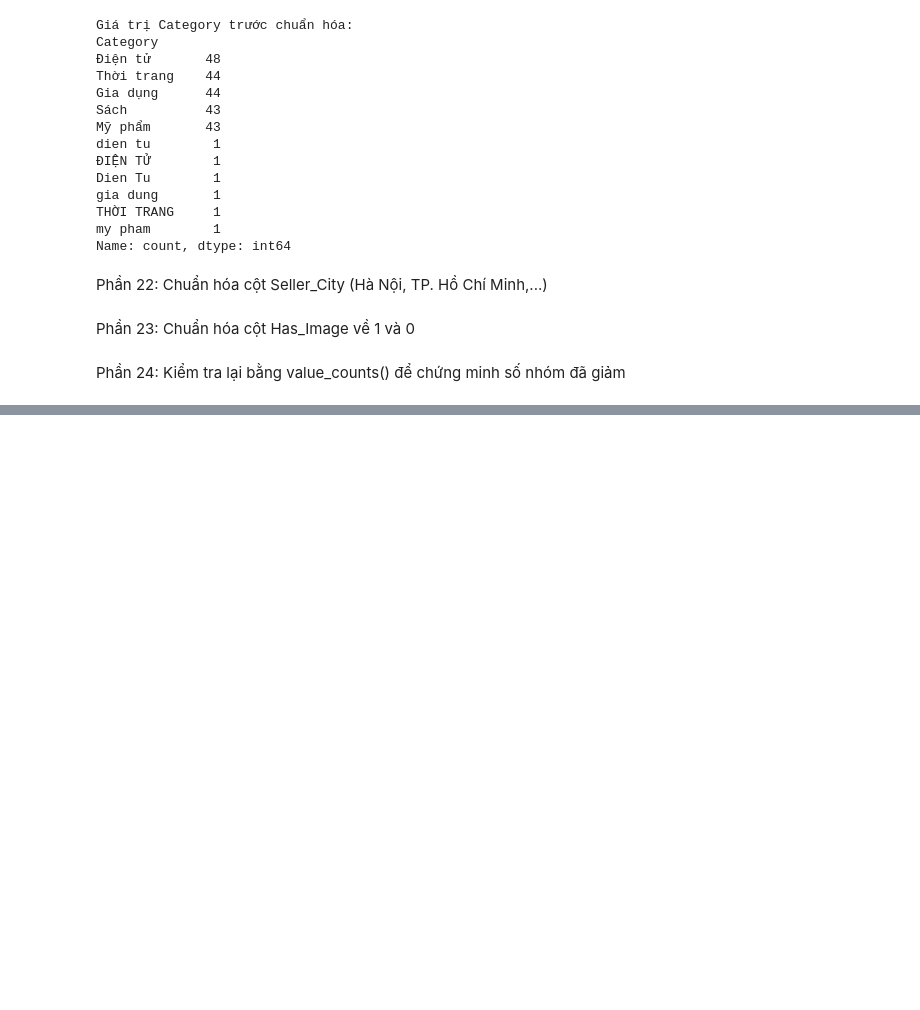
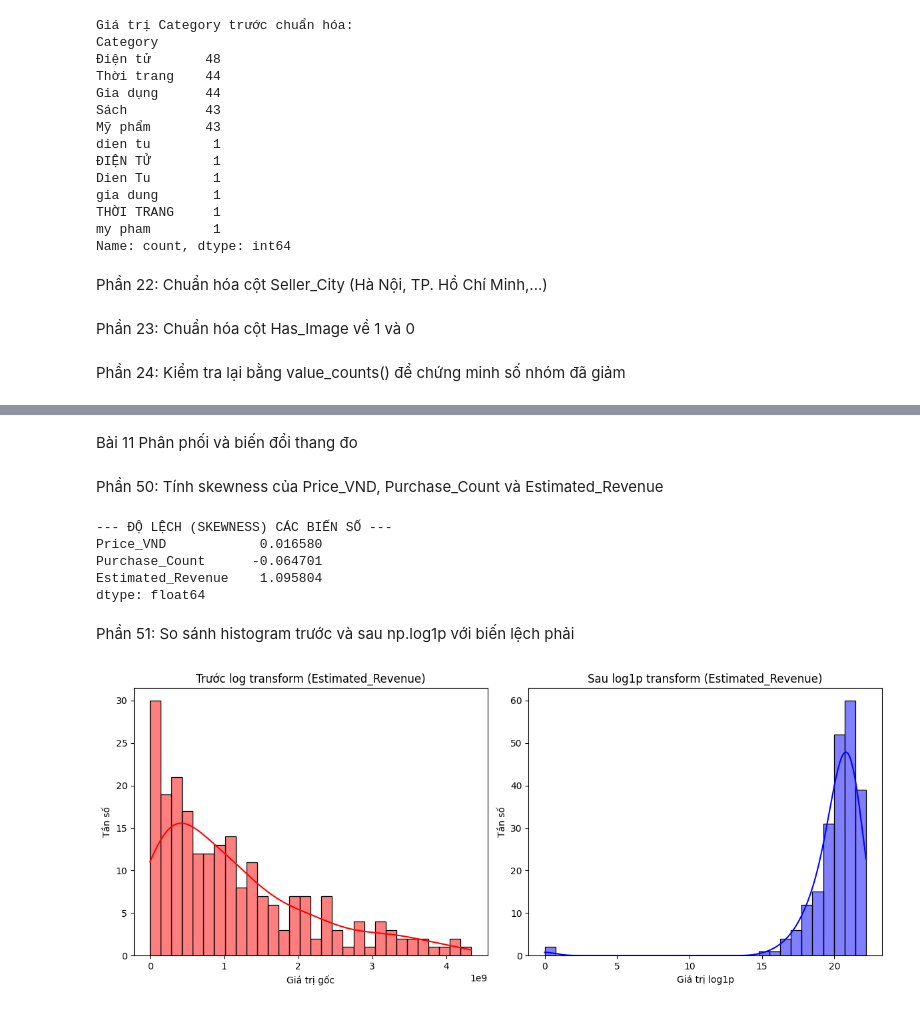
Before and after one commit to IAMIOT1/h-c-m-y-, a Jupyter notebook: BTTH_1.ipynb, the cells around one changed output, grey strips where cells are left out. Saved outputs shown, nothing was run; the diff lists cells and outputs as text; code cells hidden in the pictures; blank space fills up the shorter version.

```diff
--- a/BTTH_1.ipynb
+++ b/BTTH_1.ipynb
@@ -684,0 +1045,5 @@ dtype: int64
+# %%
+# Tính giá sau khi đã áp dụng mã giảm giá
+df_clean['Discounted_Price'] = df_clean['Price_VND'] * (1 - df_clean['Discount'])
+
+print("Đã tạo thành công cột Discounted_Price!")
@@ -684,0 +1054,5 @@ dtype: int64
+# %%
+# Tính doanh thu ước tính dựa trên giá đã giảm và số lượng mua
+df_clean['Estimated_Revenue'] = df_clean['Discounted_Price'] * df_clean['Purchase_Count']
+
+print("Đã tạo thành công cột Estimated_Revenue!")
@@ -684,0 +1063,8 @@ dtype: int64
+# %%
+# Tạo đặc trưng độ dài mô tả sản phẩm (tính theo số ký tự, xử lý các ô bị thiếu thành chuỗi rỗng)
+df_clean['Description_Length'] = df_clean['Description'].fillna('').astype(str).apply(len)
+
+# Hoặc nếu bạn muốn tính theo số từ:
+# df_clean['Description_Word_Count'] = df_clean['Description'].fillna('').astype(str).apply(lambda x: len(x.split()))
+
+print("Đã tạo thành công cột Description_Length!")
@@ -684,0 +1075,51 @@ dtype: int64
+# %% [markdown]
+Bài 11 Phân phối và biến đổi thang đo
+# %% [markdown]
+Phần 50: Tính skewness của Price_VND, Purchase_Count và Estimated_Revenue
+# %%
+import pandas as pd
+import numpy as np
+
+# Chọn các cột cần tính độ lệch (skewness)
+skew_cols = ['Price_VND', 'Purchase_Count', 'Estimated_Revenue']
+existing_cols = [col for col in skew_cols if col in df_clean.columns]
+
+# Tính độ lệch (skewness)
+skewness_values = df_clean[existing_cols].skew()
+print("--- ĐỘ LỆCH (SKEWNESS) CÁC BIẾN SỐ ---")
+print(skewness_values)
+# %% [output]
+--- ĐỘ LỆCH (SKEWNESS) CÁC BIẾN SỐ ---
+Price_VND            0.016580
+Purchase_Count      -0.064701
+Estimated_Revenue    1.095804
+dtype: float64
+# %% [markdown]
+Phần 51: So sánh histogram trước và sau np.log1p với biến lệch phải
+# %%
+import matplotlib.pyplot as plt
+import seaborn as sns
+
+# Chọn một biến bị lệch phải nặng (ví dụ: Estimated_Revenue hoặc Price_VND)
+target_col = 'Estimated_Revenue' if 'Estimated_Revenue' in df_clean.columns else 'Price_VND'
+
+plt.figure(figsize=(12, 5))
+
+# 1. Histogram trước khi biến đổi log
+plt.subplot(1, 2, 1)
+sns.histplot(df_clean[target_col].dropna(), bins=30, kde=True, color='red')
+plt.title(f'Trước log transform ({target_col})')
+plt.xlabel('Giá trị gốc')
+plt.ylabel('Tần số')
+
+# 2. Histogram sau khi biến đổi log1p (log(1 + x) an toàn với giá trị 0)
+plt.subplot(1, 2, 2)
+sns.histplot(np.log1p(df_clean[target_col].dropna()), bins=30, kde=True, color='blue')
+plt.title(f'Sau log1p transform ({target_col})')
+plt.xlabel('Giá trị log1p')
+plt.ylabel('Tần số')
+
+plt.tight_layout()
+plt.show()
+# %% [output]
+[figure, added]
```
Also changed, not shown: parts of 106 cells of this notebook.
